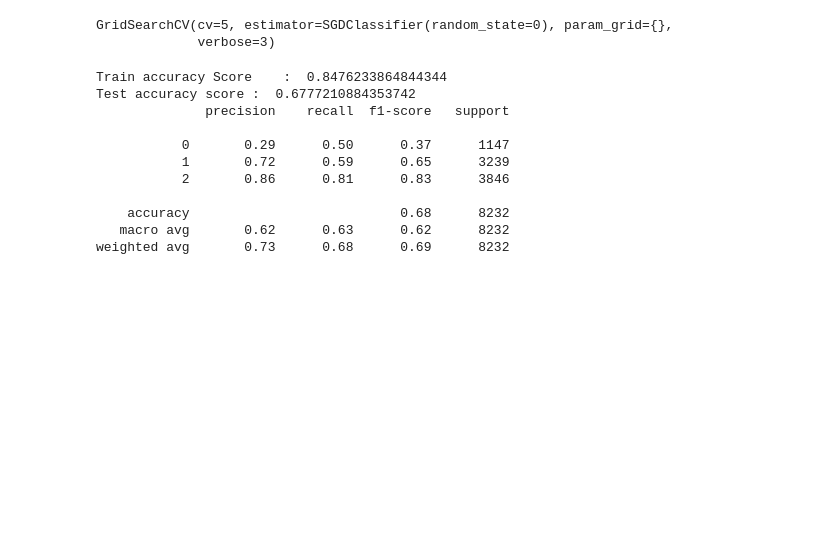
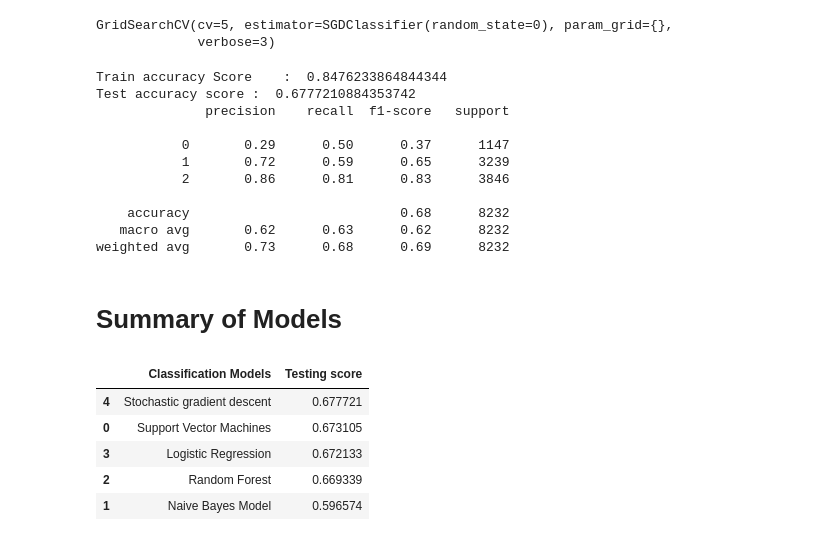
Before and after one commit to Nikkiie/Covid-tweet-sentiment-analysis-Classification, a Jupyter notebook: Covid_19_Tweet_Analysis.ipynb, the cells around one changed output. Saved outputs shown, nothing was run; the diff lists cells and outputs as text; code cells hidden in the pictures; blank space fills up the shorter version.

```diff
--- a/Covid_19_Tweet_Analysis.ipynb
+++ b/Covid_19_Tweet_Analysis.ipynb
@@ -1023,3 +1029,15 @@ Test accuracy score :  0.6777210884353742
     accuracy                           0.68      8232
    macro avg       0.62      0.63      0.62      8232
 weighted avg       0.73      0.68      0.69      8232
+# %% [markdown]
+# **Summary of Models**
+# %%
+model_performance = pd.DataFrame({'Classification Models': ['Support Vector Machines', 'Naive Bayes Model', 'Random Forest', 'Logistic Regression','Stochastic gradient descent'],'Testing score': [ svm_accuracy, naive_accuracy, test_accuracy1, lr_accuracy, sgd_accuracy,]})
+model_performance.sort_values(by='Testing score', ascending=False)
+# %% [output]
+|  | Classification Models | Testing score |
+| 4 | Stochastic gradient descent | 0.677721 |
+| 0 | Support Vector Machines | 0.673105 |
+| 3 | Logistic Regression | 0.672133 |
+| 2 | Random Forest | 0.669339 |
+| 1 | Naive Bayes Model | 0.596574 |
```
Also changed, not shown: parts of 11 cells of this notebook.
